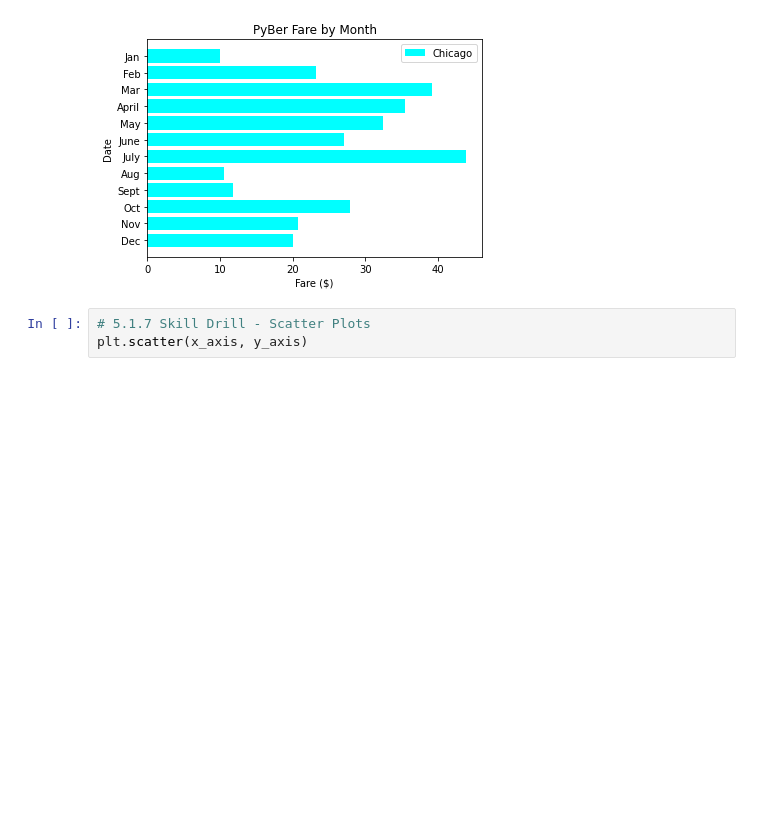
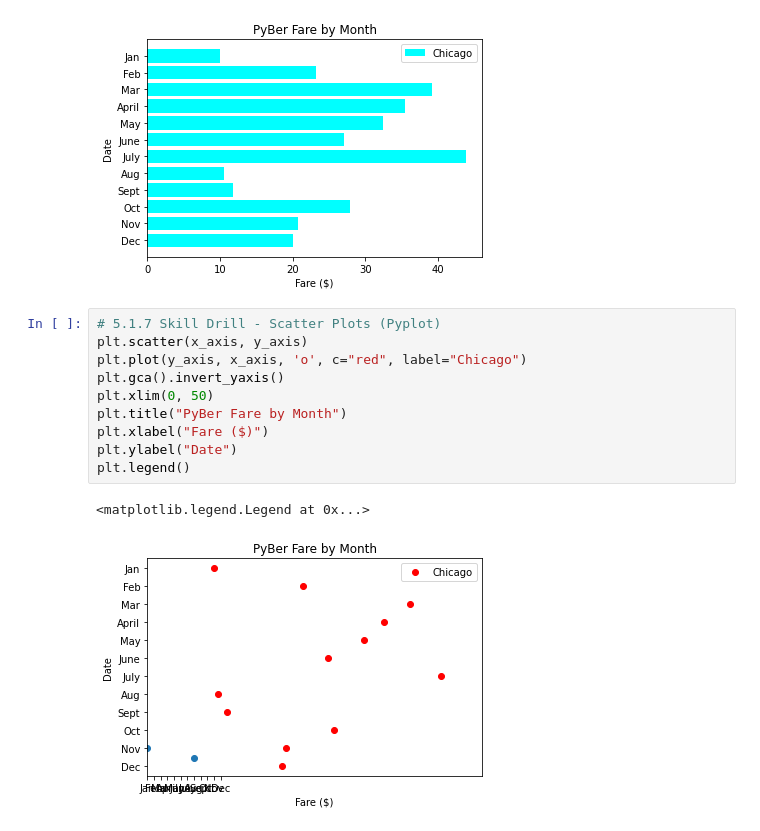
Before and after one commit to lawnshogan/PyBer_Analysis, a Jupyter notebook: Shawn_Practice/Skill_Drills.ipynb, the cells around one changed output. Drawn from its saved outputs; the diff is of its cells as text; blank space fills up the shorter version.

Commit message:
matplotlib skill drill 5.1.7

```diff
--- a/Shawn_Practice/Skill_Drills.ipynb
+++ b/Shawn_Practice/Skill_Drills.ipynb
@@ -55,6 +60,16 @@ plt.legend()
 # %% [output]
 <matplotlib.legend.Legend at 0x...>
 [figure]
-# %%
-# 5.1.7 Skill Drill - Scatter Plots
-plt.scatter(x_axis, y_axis)
+# %%
+# 5.1.7 Skill Drill - Scatter Plots (Pyplot)
+plt.scatter(x_axis, y_axis)
+plt.plot(y_axis, x_axis, 'o', c="red", label="Chicago")
+plt.gca().invert_yaxis()
+plt.xlim(0, 50)
+plt.title("PyBer Fare by Month")
+plt.xlabel("Fare ($)")
+plt.ylabel("Date")
+plt.legend()
+# %% [output]
+<matplotlib.legend.Legend at 0x...>
+[figure, added]
```
Also changed, not shown: parts of 3 cells of this notebook.
